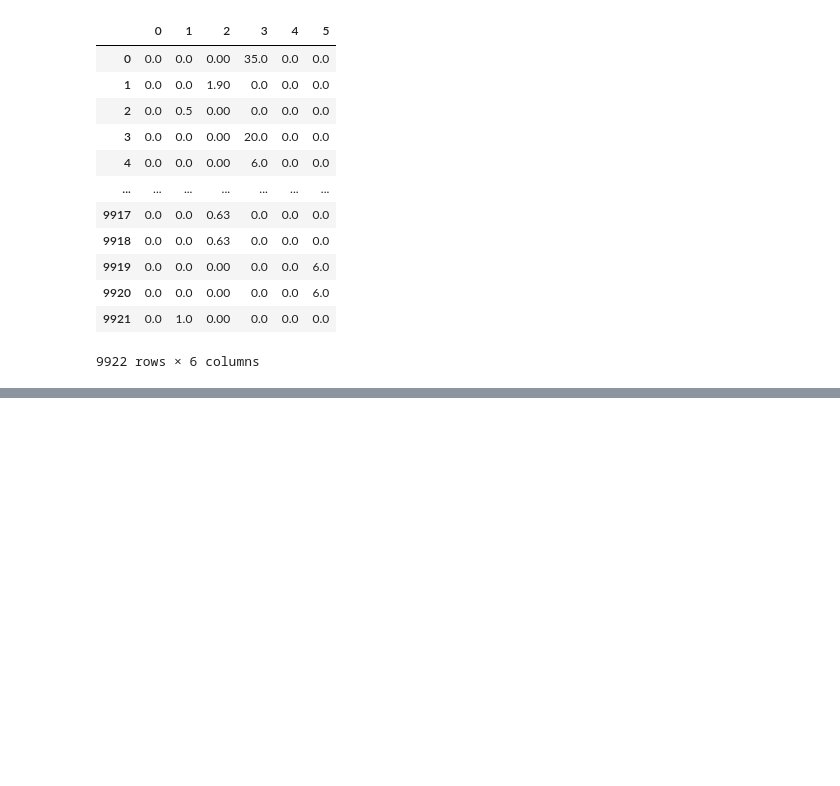
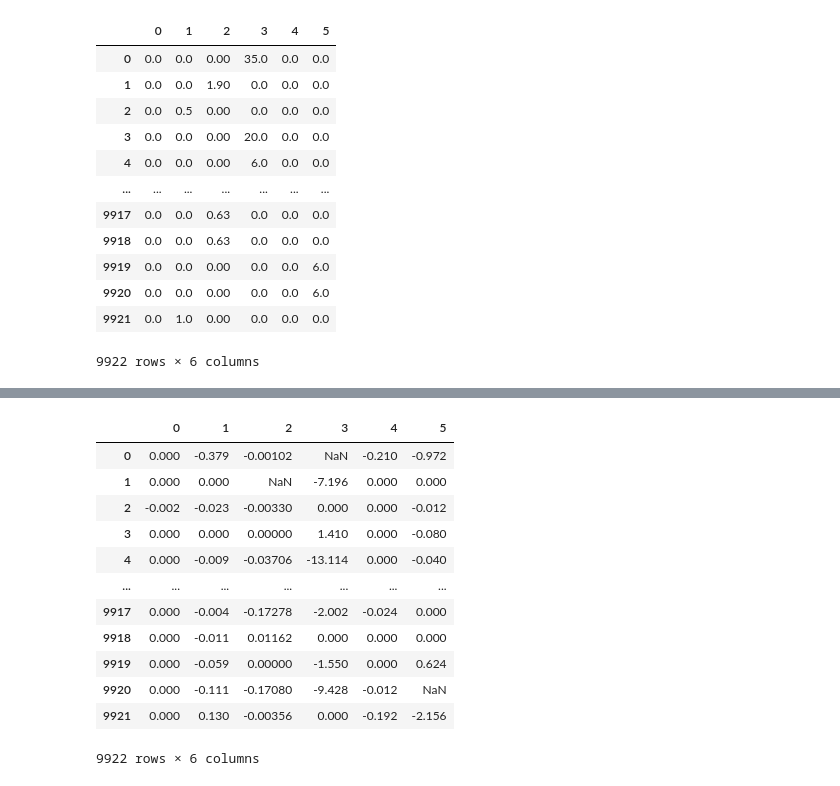
Before and after one commit to dossleo/ProjetoFinal_LeoanrdoPacheco_UFRJ_LAVI, a Jupyter notebook: teste_regressao.ipynb, the cells around one changed output, grey strips where cells are left out. Cells and saved outputs as stored; diff of their text form; code cells hidden in the pictures; blank space fills up the shorter version.

```diff
--- a/regressao.ipynb
+++ b/teste_regressao.ipynb
@@ -104,0 +160,22 @@ mse
+# %%
+erro_10 = pd.DataFrame()
+
+# Loop para aplicar o filtro em cada coluna
+for col in erro.columns:
+    erro_10[col] = erro[col][erro[col] <= 0.1*np.max(y_t[col])]
+
+erro_10
+# %% [output]
+|  | 0 | 1 | 2 | 3 | 4 | 5 |
+| 0 | 0.000 | -0.379 | -0.00102 | NaN | -0.210 | -0.972 |
+| 1 | 0.000 | 0.000 | NaN | -7.196 | 0.000 | 0.000 |
+| 2 | -0.002 | -0.023 | -0.00330 | 0.000 | 0.000 | -0.012 |
+| 3 | 0.000 | 0.000 | 0.00000 | 1.410 | 0.000 | -0.080 |
+| 4 | 0.000 | -0.009 | -0.03706 | -13.114 | 0.000 | -0.040 |
+| ... | ... | ... | ... | ... | ... | ... |
+| 9917 | 0.000 | -0.004 | -0.17278 | -2.002 | -0.024 | 0.000 |
+| 9918 | 0.000 | -0.011 | 0.01162 | 0.000 | 0.000 | 0.000 |
+| 9919 | 0.000 | -0.059 | 0.00000 | -1.550 | 0.000 | 0.624 |
+| 9920 | 0.000 | -0.111 | -0.17080 | -9.428 | -0.012 | NaN |
+| 9921 | 0.000 | 0.130 | -0.00356 | 0.000 | -0.192 | -2.156 |
+9922 rows × 6 columns
```
Also changed, not shown: parts of 10 cells of this notebook, 6 other files.
